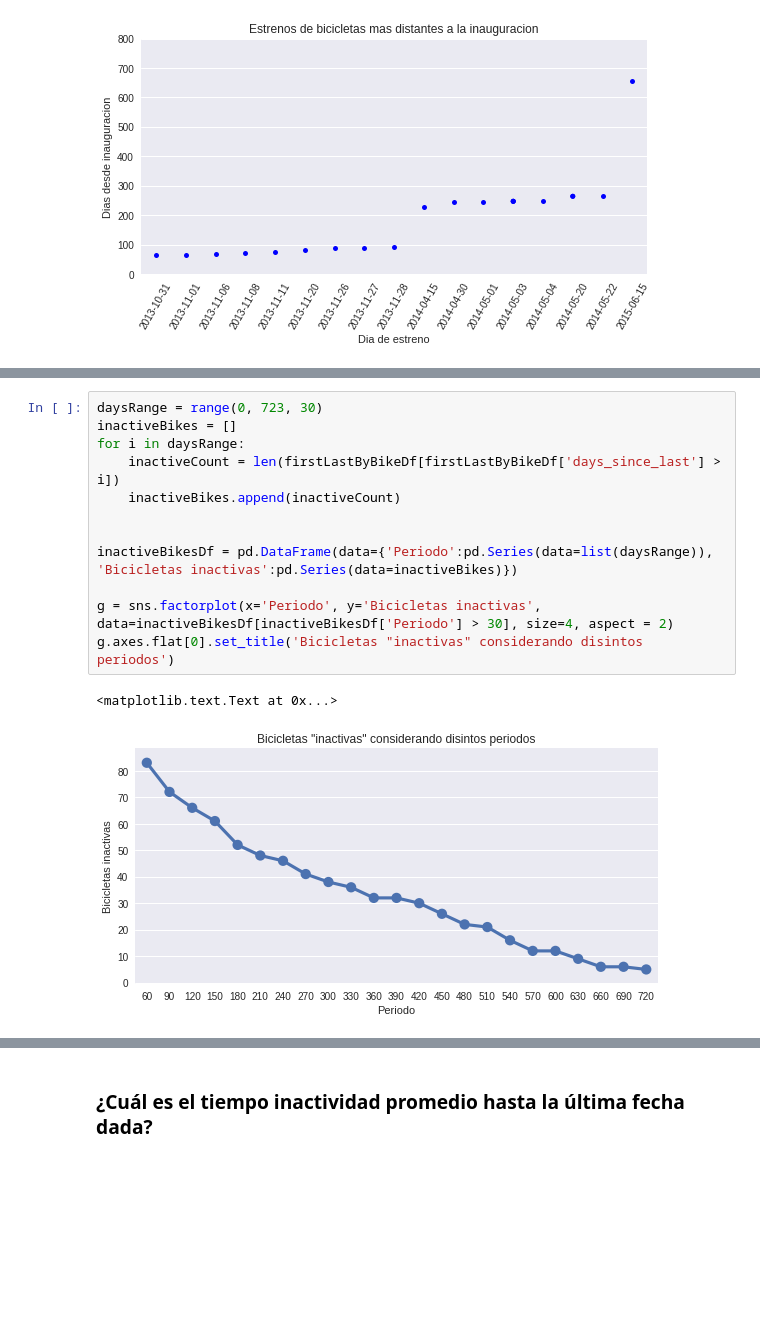
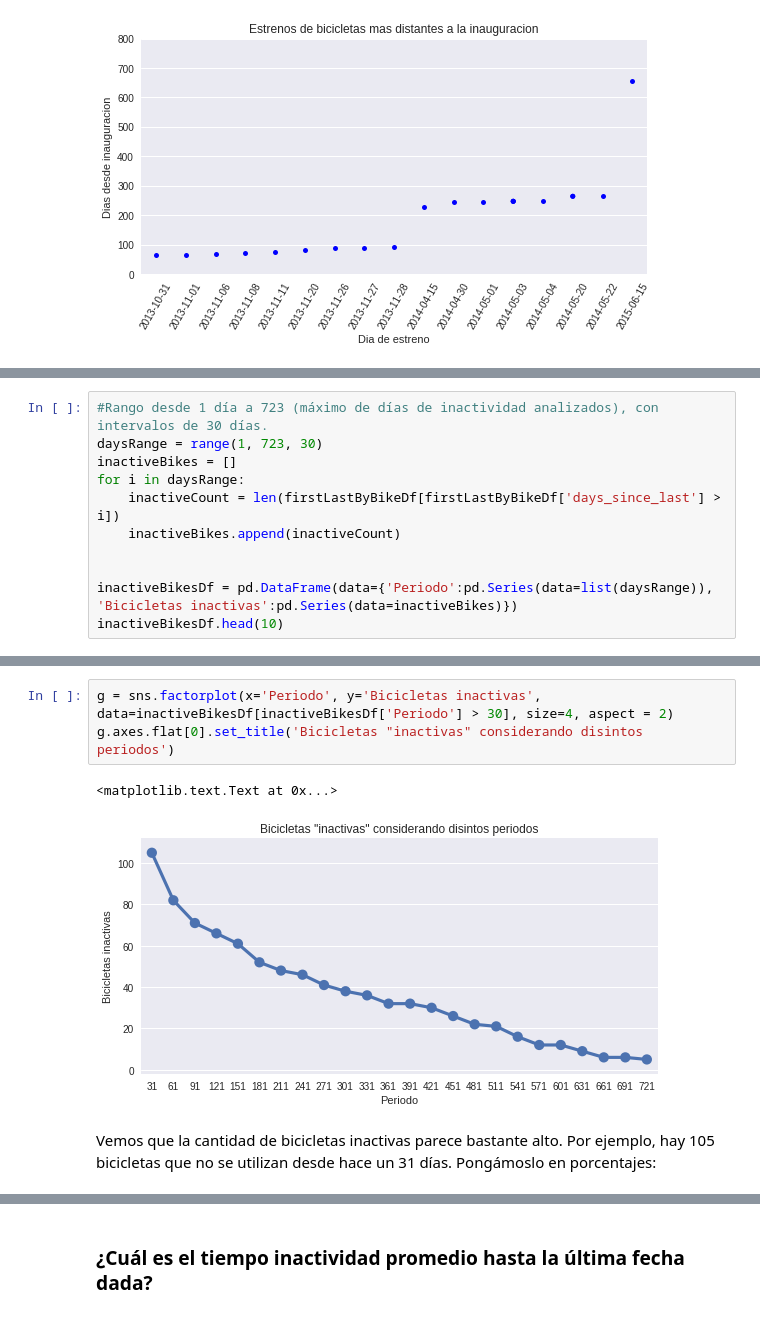
Before and after one commit to mreverter/datos-tp, a Jupyter notebook: TP1-Analisis Exploratorio.ipynb, the cells around one changed output, grey strips where cells are left out. Cells and saved outputs as stored; diff of their text form; blank space fills up the shorter version.

```diff
--- a/TP1-Analisis Exploratorio.ipynb
+++ b/TP1-Analisis Exploratorio.ipynb
@@ -719,0 +827,11 @@ Analizo la cantidad de bicicletas inactivas considerando distintos rangos de ina
+# %%
+#Rango desde 1 día a 723 (máximo de días de inactividad analizados), con intervalos de 30 días.
+daysRange = range(1, 723, 30)
+inactiveBikes = []
+for i in daysRange:
+    inactiveCount = len(firstLastByBikeDf[firstLastByBikeDf['days_since_last'] > i])
+    inactiveBikes.append(inactiveCount)
+
+
+inactiveBikesDf = pd.DataFrame(data={'Periodo':pd.Series(data=list(daysRange)), 'Bicicletas inactivas':pd.Series(data=inactiveBikes)})
+inactiveBikesDf.head(10)
@@ -720,15 +850,8 @@ Analizo la cantidad de bicicletas inactivas considerando distintos rangos de ina
 # %%
-daysRange = range(0, 723, 30)
-inactiveBikes = []
-for i in daysRange:
-    inactiveCount = len(firstLastByBikeDf[firstLastByBikeDf['days_since_last'] > i])
-    inactiveBikes.append(inactiveCount)
-
-
-inactiveBikesDf = pd.DataFrame(data={'Periodo':pd.Series(data=list(daysRange)), 'Bicicletas inactivas':pd.Series(data=inactiveBikes)})
-
 g = sns.factorplot(x='Periodo', y='Bicicletas inactivas', data=inactiveBikesDf[inactiveBikesDf['Periodo'] > 30], size=4, aspect = 2)
 g.axes.flat[0].set_title('Bicicletas "inactivas" considerando disintos periodos')
 # %% [output]
 <matplotlib.text.Text at 0x...>
-[figure, old version]
+[figure, new version]
+# %% [markdown]
+Vemos que la cantidad de bicicletas inactivas parece bastante alto. Por ejemplo, hay 105 bicicletas que no se utilizan desde hace un 31 días. Pongámoslo en porcentajes:
```
Also changed, not shown: parts of 52 cells of this notebook.
